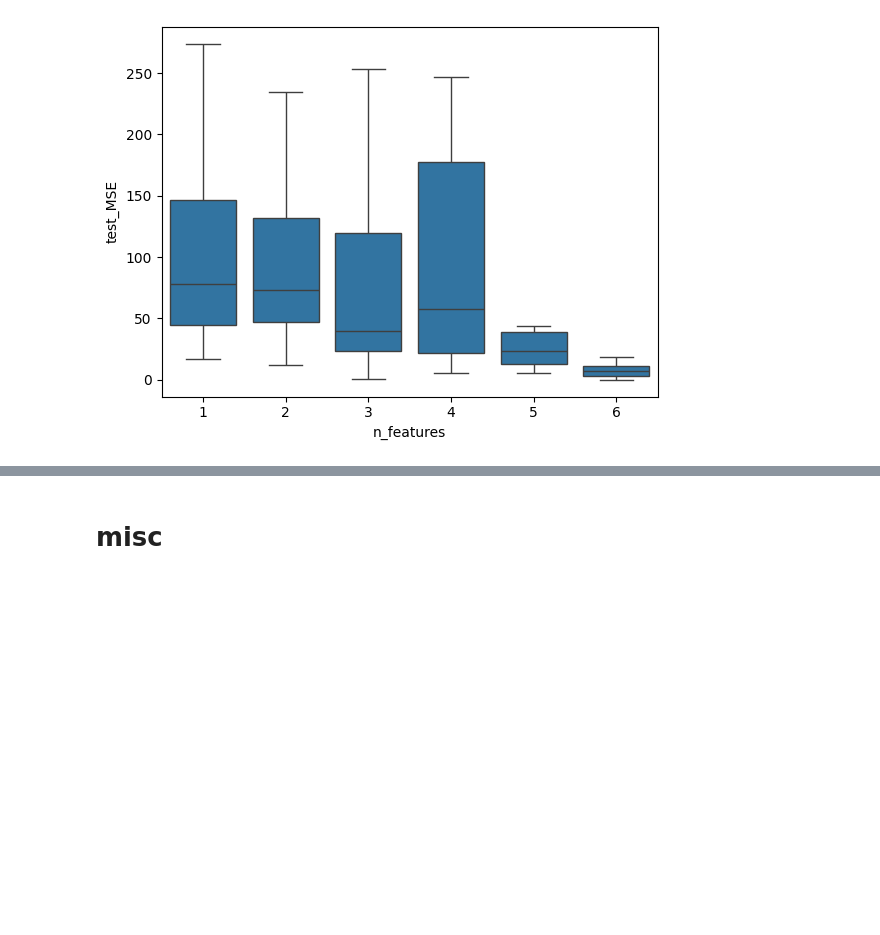
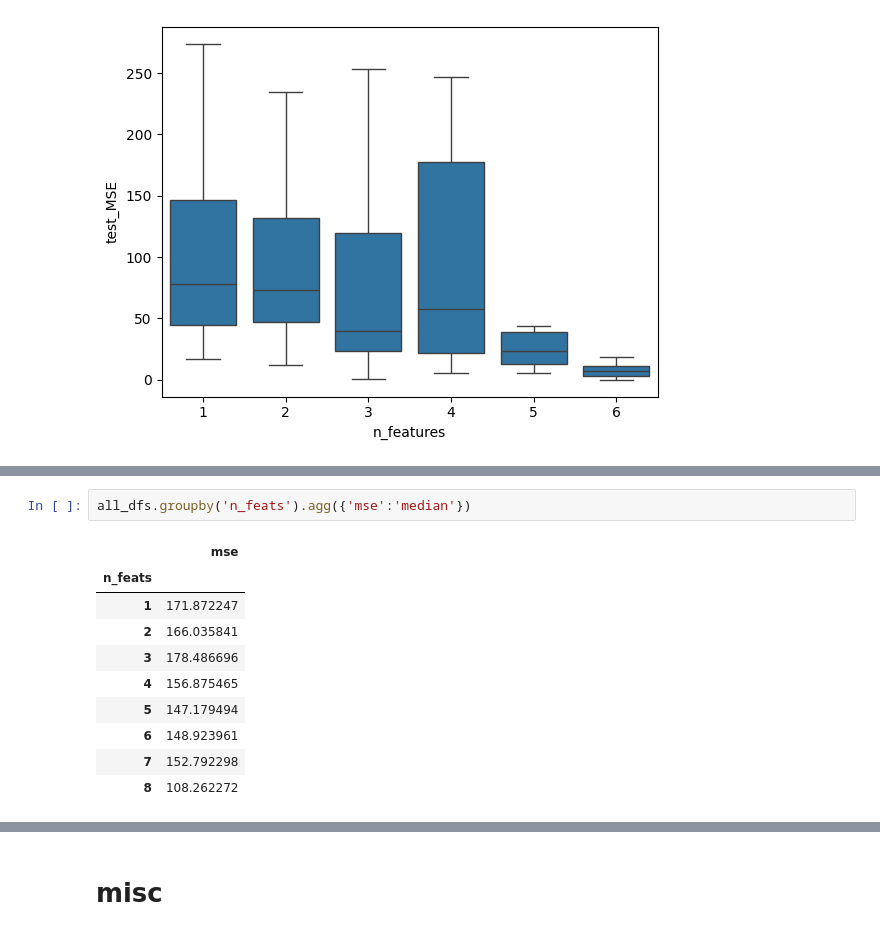
Before and after one commit to cvraut/colorimetry_ML, a Jupyter notebook: code/p02_study_mse/Study_MSE.ipynb, the cells around one changed output, grey strips where cells are left out. Cells and saved outputs as stored; diff of their text form; blank space fills up the shorter version.

```diff
--- a/code/p02_study_mse/Study_MSE.ipynb
+++ b/code/p02_study_mse/Study_MSE.ipynb
@@ -683,0 +731,13 @@ ax = sns.boxplot(x=tr_te_res['n_features'], y = tr_te_res['test_MSE'], showflier
+# %%
+all_dfs.groupby('n_feats').agg({'mse':'median'})
+# %% [output]
+|  | mse |
+| n_feats |  |
+| 1 | 171.872247 |
+| 2 | 166.035841 |
+| 3 | 178.486696 |
+| 4 | 156.875465 |
+| 5 | 147.179494 |
+| 6 | 148.923961 |
+| 7 | 152.792298 |
+| 8 | 108.262272 |
```
Also changed, not shown: parts of 8 cells of this notebook.
